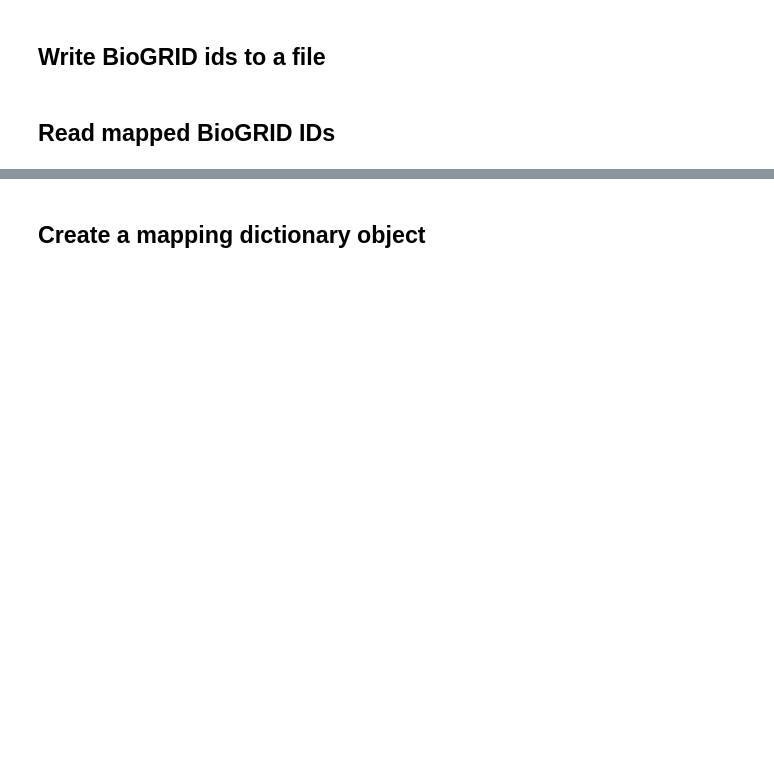
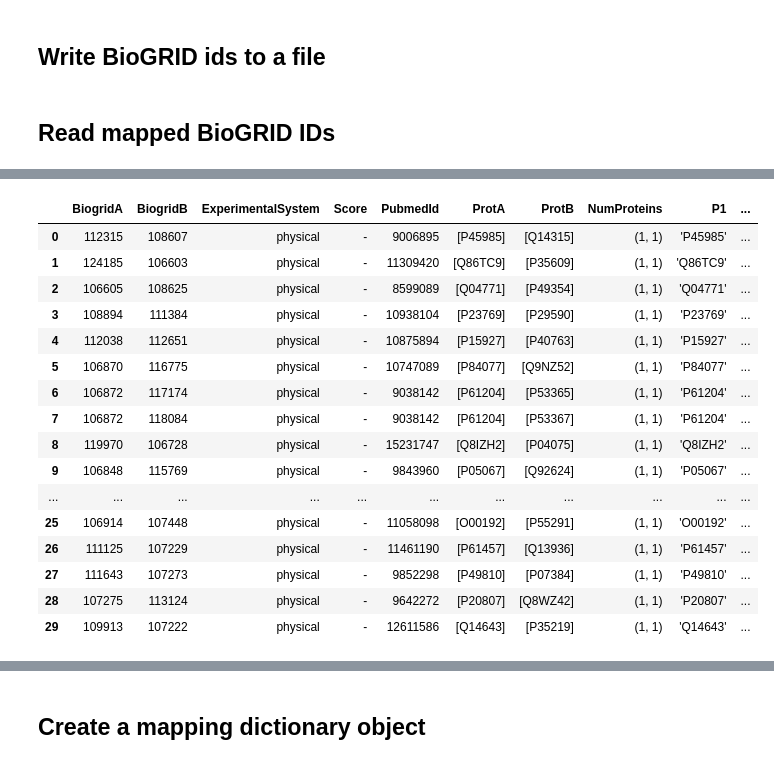
Before and after one commit to kenbabu/BioGrid, a Jupyter notebook: BioGridDataDec2018.ipynb, the cells around one changed output, grey strips where cells are left out. Drawn from its saved outputs; the diff is of its cells as text; code cells hidden in the pictures; blank space fills up the shorter version.

```diff
--- a/BioGridDataDec2018.ipynb
+++ b/BioGridDataDec2018.ipynb
@@ -262,0 +339,28 @@ dfmap.loc[dfmap["BiogridID"] == '107463' ]
+# %%
+df_human_exp['ProtA']= df_human_exp['BiogridA'].apply(lambda x: getProtein(str(x)))
+# %%
+df_human_exp['ProtB']= df_human_exp['BiogridB'].apply(lambda x: getProtein(str(x)))
+# %%
+df_human_exp['P1'] = df_human_exp['ProtA'].apply(lambda x: str(x).strip('[]') if len(x)==1 else x)
+# %%
+df_human_exp['P2'] = df_human_exp['ProtB'].apply(lambda x: str(x).strip('[]') if len(x)==1 else x)
+# %%
+df_human_exp.head(30)
+# %% [output]
+|  | BiogridA | BiogridB | ExperimentalSystem | Score | PubmedId | ProtA | ProtB | NumProteins | P1 | ... |
+| 0 | 112315 | 108607 | physical | - | 9006895 | [P45985] | [Q14315] | (1, 1) | 'P45985' | ... |
+| 1 | 124185 | 106603 | physical | - | 11309420 | [Q86TC9] | [P35609] | (1, 1) | 'Q86TC9' | ... |
+| 2 | 106605 | 108625 | physical | - | 8599089 | [Q04771] | [P49354] | (1, 1) | 'Q04771' | ... |
+| 3 | 108894 | 111384 | physical | - | 10938104 | [P23769] | [P29590] | (1, 1) | 'P23769' | ... |
+| 4 | 112038 | 112651 | physical | - | 10875894 | [P15927] | [P40763] | (1, 1) | 'P15927' | ... |
+| 5 | 106870 | 116775 | physical | - | 10747089 | [P84077] | [Q9NZ52] | (1, 1) | 'P84077' | ... |
+| 6 | 106872 | 117174 | physical | - | 9038142 | [P61204] | [P53365] | (1, 1) | 'P61204' | ... |
+| 7 | 106872 | 118084 | physical | - | 9038142 | [P61204] | [P53367] | (1, 1) | 'P61204' | ... |
+| 8 | 119970 | 106728 | physical | - | 15231747 | [Q8IZH2] | [P04075] | (1, 1) | 'Q8IZH2' | ... |
+| 9 | 106848 | 115769 | physical | - | 9843960 | [P05067] | [Q92624] | (1, 1) | 'P05067' | ... |
+| ... | ... | ... | ... | ... | ... | ... | ... | ... | ... | ... |
+| 25 | 106914 | 107448 | physical | - | 11058098 | [O00192] | [P55291] | (1, 1) | 'O00192' | ... |
+| 26 | 111125 | 107229 | physical | - | 11461190 | [P61457] | [Q13936] | (1, 1) | 'P61457' | ... |
+| 27 | 111643 | 107273 | physical | - | 9852298 | [P49810] | [P07384] | (1, 1) | 'P49810' | ... |
+| 28 | 107275 | 113124 | physical | - | 9642272 | [P20807] | [Q8WZ42] | (1, 1) | 'P20807' | ... |
+| 29 | 109913 | 107222 | physical | - | 12611586 | [Q14643] | [P35219] | (1, 1) | 'Q14643' | ... |
```
Also changed, not shown: parts of 82 cells of this notebook, 1 other file.
